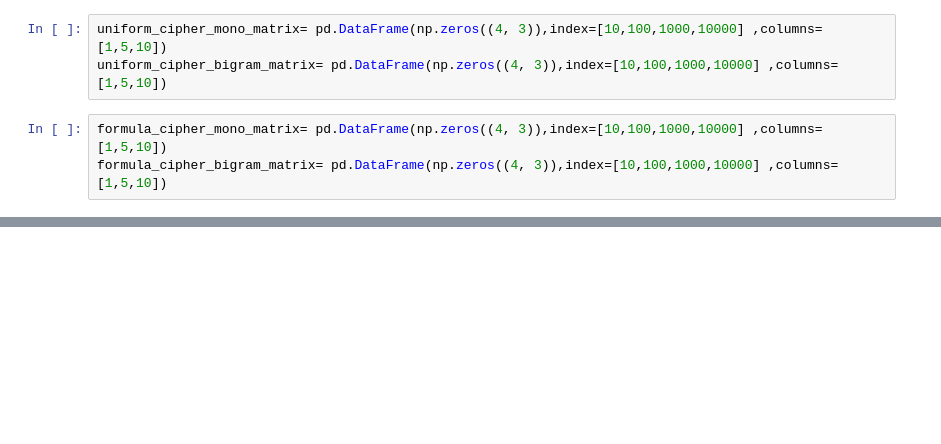
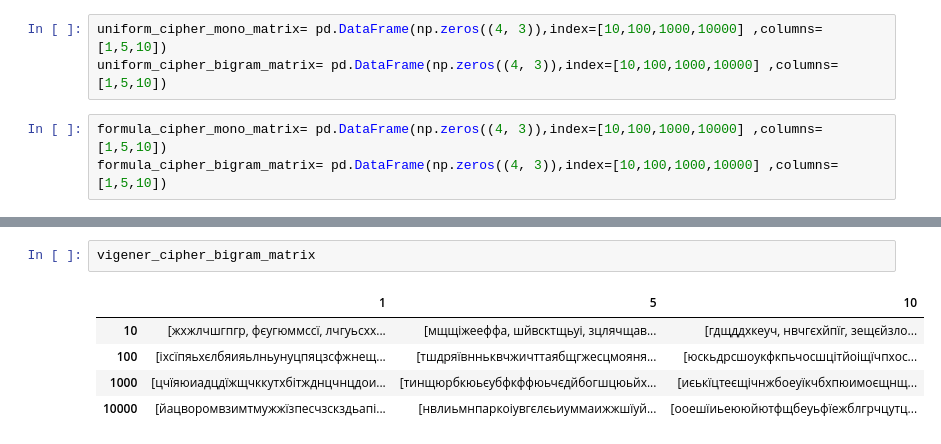
Before and after one commit to andrew-kolomiets/Cryptanalysis, a Jupyter notebook: Lab-2/code.ipynb, the cells around one changed output, grey strips where cells are left out. Drawn from its saved outputs; the diff is of its cells as text; blank space fills up the shorter version.

```diff
--- a/Lab-2/code.ipynb
+++ b/Lab-2/code.ipynb
@@ -220,0 +274,8 @@ formula_cipher_bigram_matrix= pd.DataFrame(np.zeros((4, 3)),index=[10,100,1000,1
+# %%
+vigener_cipher_bigram_matrix
+# %% [output]
+|  | 1 | 5 | 10 |
+| 10 | [жхжлчшгпгр, фєугюммссї, лчгуьсхх... | [мщщіжееффа, шйвсктщьуі, зцлячщав... | [гдщддхкеуч, нвчгєхйпїг, зещєйзло... |
+| 100 | [іхсїпяьхєлбяияьлньунуцпяцзсфжнещ... | [тшдряївнньквчжичттаябщгжесцмояня... | [юскьдрсшоукфкпьчосшцітйоіщїчпхос... |
+| 1000 | [цчїяюиадцдїжщчккутхбітжднцчнцдои... | [тинщюрбкюьєубфкффюьчєдйбогшцюьйх... | [иєькїцтеєщічнжбоеуїкчбхпюимоєщнщ... |
+| 10000 | [йацворомвзимтмужжїзпесчзскздьапі... | [нвлиьмнпаркоіувгєлєьиуммаижжшїуй... | [ооешїиьеююйютфщбеуьфїежблгрчцутц... |
```
Also changed, not shown: parts of 12 cells of this notebook.
